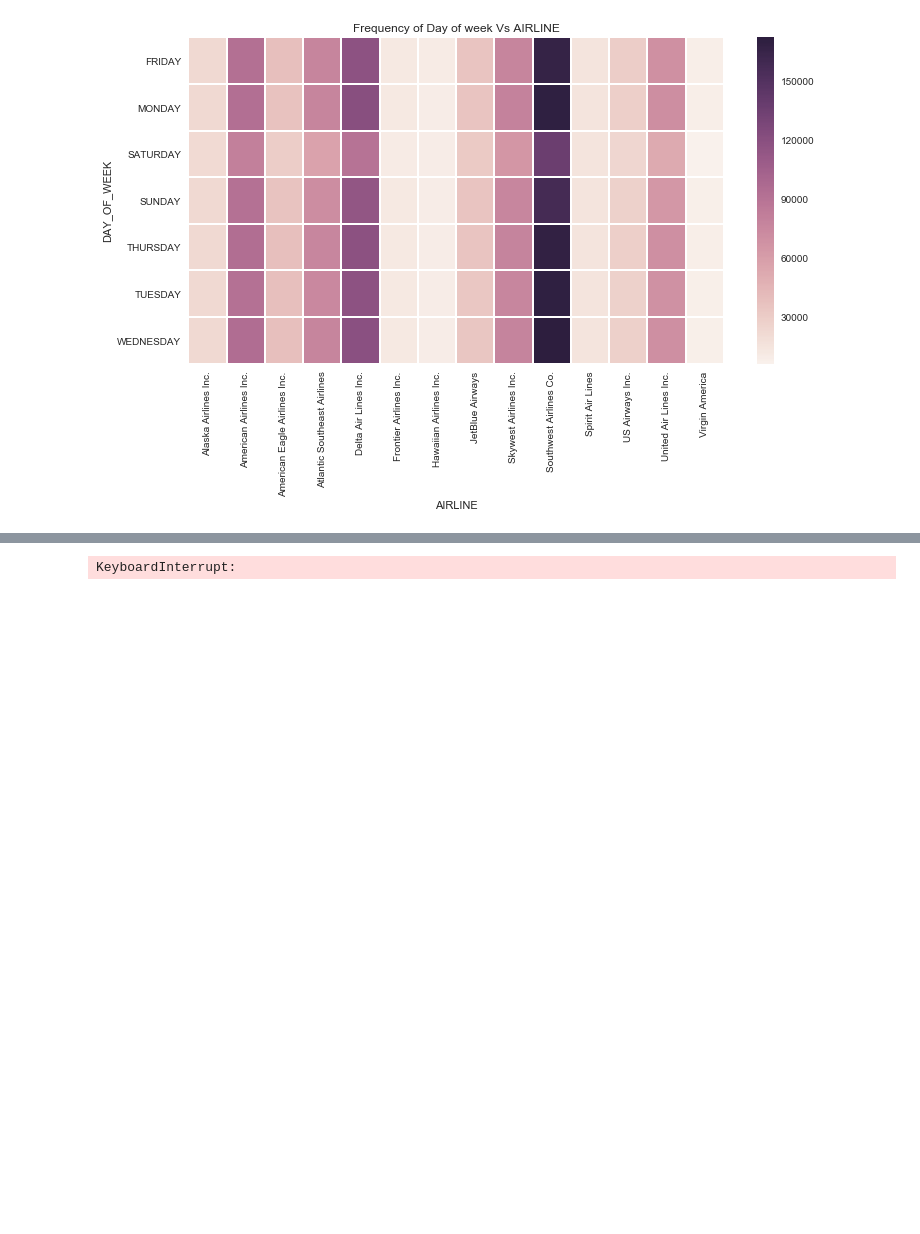
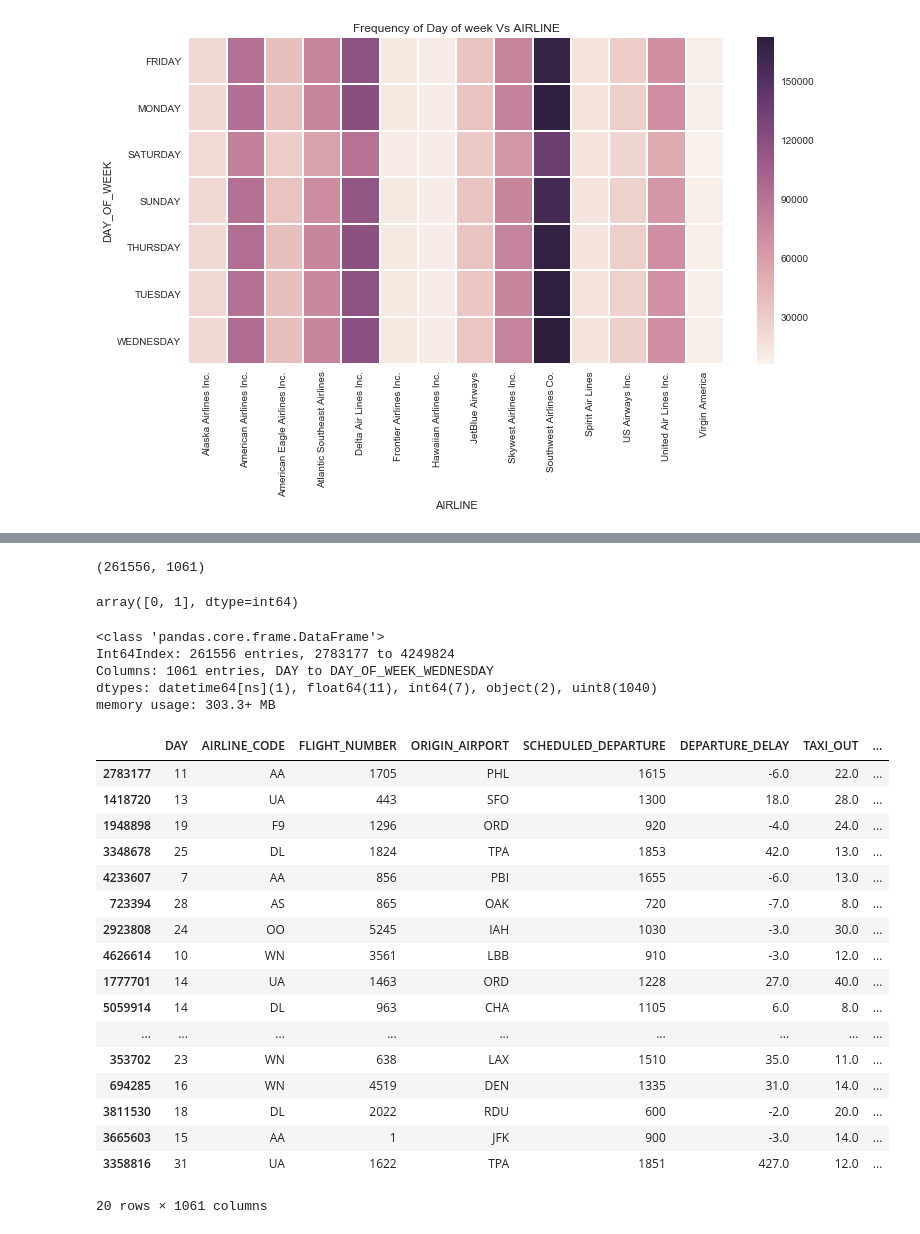
Before and after one commit to samyak53/Flight-Delay-Analysis, a Jupyter notebook: analysis.ipynb, the cells around one changed output, grey strips where cells are left out. Drawn from its saved outputs; the diff is of its cells as text; code cells hidden in the pictures; blank space fills up the shorter version.

```diff
--- a/analysis.ipynb
+++ b/analysis.ipynb
@@ -454,4 +456,3 @@ memory usage: 1.3+ GB
 # %%
-selected_columns = ['AIRLINE','AIRPORT','CITY','STATE','COUNTRY','CANCELLATION_REASON','DESTINATION_AIRPORT','DAY_OF_WEEK']
-
+selected_columns = ['AIRLINE','AIRPORT','CITY','STATE','COUNTRY','CANCELLATION_REASON','MONTH','DESTINATION_AIRPORT','DAY_OF_WEEK']
 df_temp = pd.get_dummies(df_temp[selected_columns])
@@ -472,4 +481,39 @@ memory usage: 2.0+ GB
-# %%
-bigdata.to_csv(r'bigdata.txt', header=None, index=None, sep=',', mode='a')
-# %% [output]
-KeyboardInterrupt:
+# %%
+bigdata_trimmed = bigdata.sample(frac=0.05)
+# %%
+bigdata_trimmed.shape
+# %% [output]
+(261556, 1061)
+# %%
+np.unique(bigdata_trimmed['ARRIVAL_DELAY_12'])
+# %% [output]
+array([0, 1], dtype=int64)
+# %%
+bigdata_trimmed.info()
+# %% [output]
+<class 'pandas.core.frame.DataFrame'>
+Int64Index: 261556 entries, 2783177 to 4249824
+Columns: 1061 entries, DAY to DAY_OF_WEEK_WEDNESDAY
+dtypes: datetime64[ns](1), float64(11), int64(7), object(2), uint8(1040)
+memory usage: 303.3+ MB
+# %%
+bigdata_trimmed.head(20)
+# %% [output]
+|  | DAY | AIRLINE_CODE | FLIGHT_NUMBER | ORIGIN_AIRPORT | SCHEDULED_DEPARTURE | DEPARTURE_DELAY | TAXI_OUT | ... |
+| 2783177 | 11 | AA | 1705 | PHL | 1615 | -6.0 | 22.0 | ... |
+| 1418720 | 13 | UA | 443 | SFO | 1300 | 18.0 | 28.0 | ... |
+| 1948898 | 19 | F9 | 1296 | ORD | 920 | -4.0 | 24.0 | ... |
+| 3348678 | 25 | DL | 1824 | TPA | 1853 | 42.0 | 13.0 | ... |
+| 4233607 | 7 | AA | 856 | PBI | 1655 | -6.0 | 13.0 | ... |
+| 723394 | 28 | AS | 865 | OAK | 720 | -7.0 | 8.0 | ... |
+| 2923808 | 24 | OO | 5245 | IAH | 1030 | -3.0 | 30.0 | ... |
+| 4626614 | 10 | WN | 3561 | LBB | 910 | -3.0 | 12.0 | ... |
+| 1777701 | 14 | UA | 1463 | ORD | 1228 | 27.0 | 40.0 | ... |
+| 5059914 | 14 | DL | 963 | CHA | 1105 | 6.0 | 8.0 | ... |
+| ... | ... | ... | ... | ... | ... | ... | ... | ... |
+| 353702 | 23 | WN | 638 | LAX | 1510 | 35.0 | 11.0 | ... |
+| 694285 | 16 | WN | 4519 | DEN | 1335 | 31.0 | 14.0 | ... |
+| 3811530 | 18 | DL | 2022 | RDU | 600 | -2.0 | 20.0 | ... |
+| 3665603 | 15 | AA | 1 | JFK | 900 | -3.0 | 14.0 | ... |
+| 3358816 | 31 | UA | 1622 | TPA | 1851 | 427.0 | 12.0 | ... |
+20 rows × 1061 columns
```
Also changed, not shown: parts of 28 cells of this notebook.
